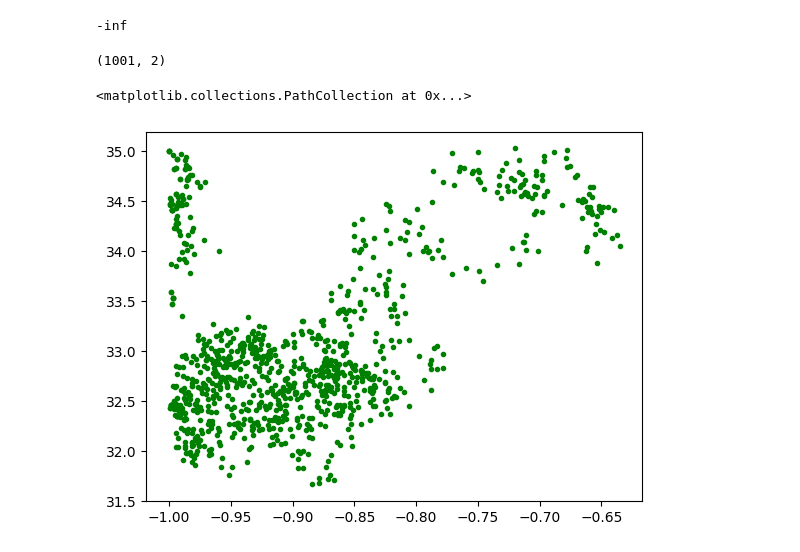
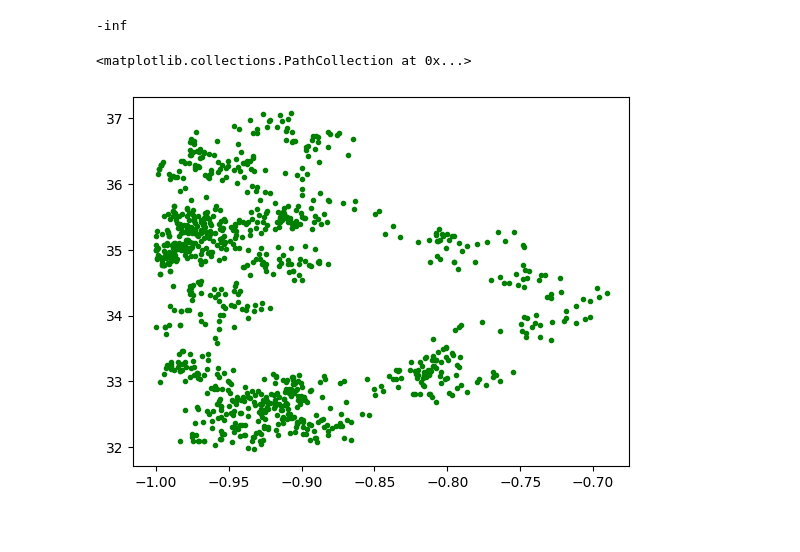
Before and after one commit to DCI-alxogm/ml2023-BlackPuma075, a Jupyter notebook: Sep29_30/Monte_Carlo_Markov_Chain.ipynb, the cells around one changed output. Saved outputs shown, nothing was run; the diff lists cells and outputs as text; code cells hidden in the pictures.

```diff
--- a/Sep29_30/Monte_Carlo_Markov_Chain.ipynb
+++ b/Sep29_30/Monte_Carlo_Markov_Chain.ipynb
@@ -10,7 +10,7 @@ data = np.loadtxt(file, delimiter = ',').T
 # %%
 x_n = data[0]
 y = data[1]
-x = (x_n-1840)/4
+x = (x_n-1864)/4
 # %%
 plt.scatter(x,y, color = 'gray')
 # %% [output]
@@ -108,13 +108,9 @@ s2 = 0.1
 w_test = [-1, 35]
 N = 1000
 # %%
-valores = montecarlo(x, y, s1, s2, lim, N, w_test)
+valores1 = montecarlo(x, y, s1, s2, lim, N, w_test)
-# %%
-valores.shape
-# %% [output]
-(1001, 2)
 # %%
-plt.scatter(valores[:,0], valores[:,1], s = None, marker='.', color = 'green')
+plt.scatter(valores1[:,0], valores1[:,1], s = None, marker='.', color = 'green')
 # %% [output]
 <matplotlib.collections.PathCollection at 0x...>
-[figure, old version]
+[figure, new version]
```
Also changed, not shown: parts of 26 cells of this notebook.
